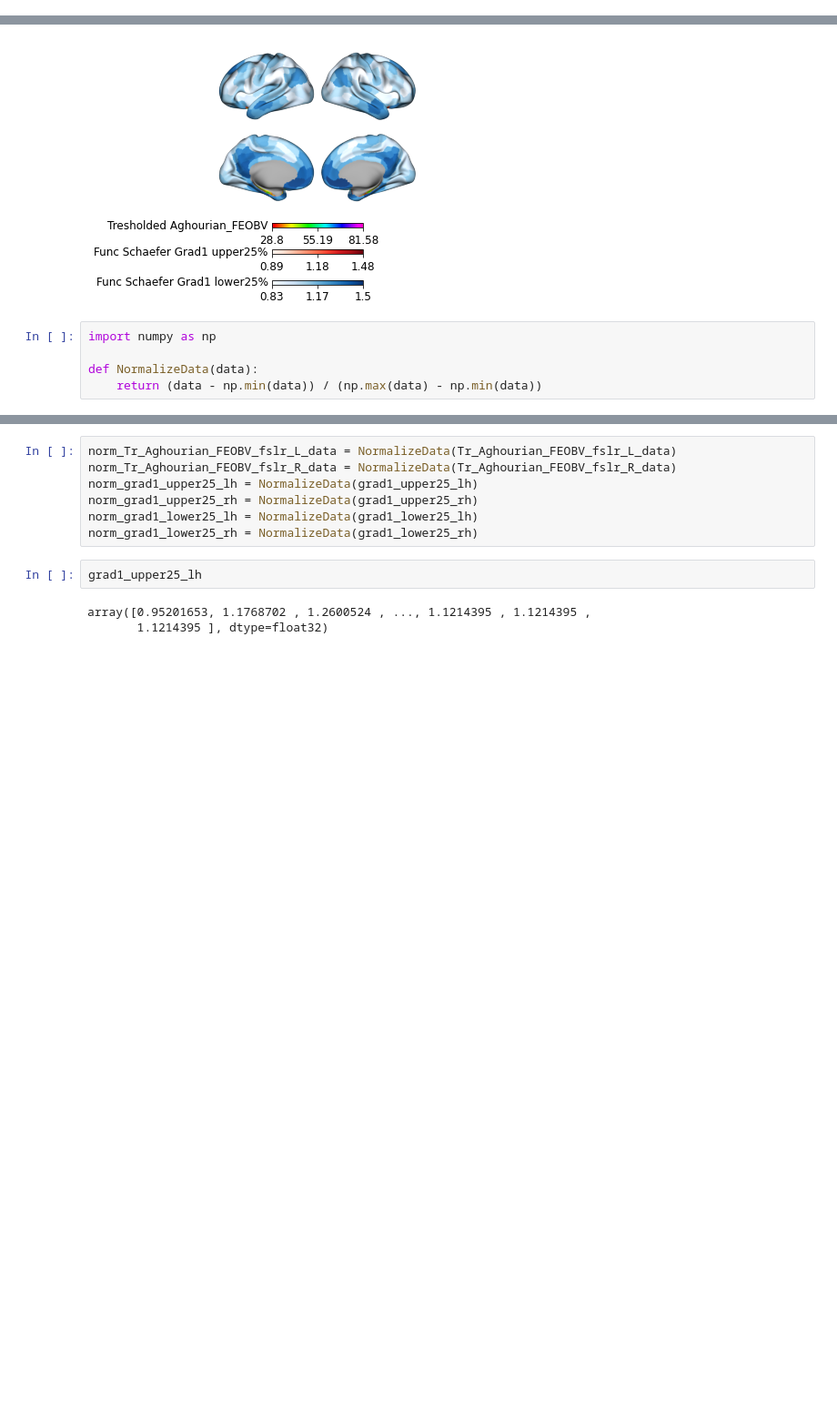
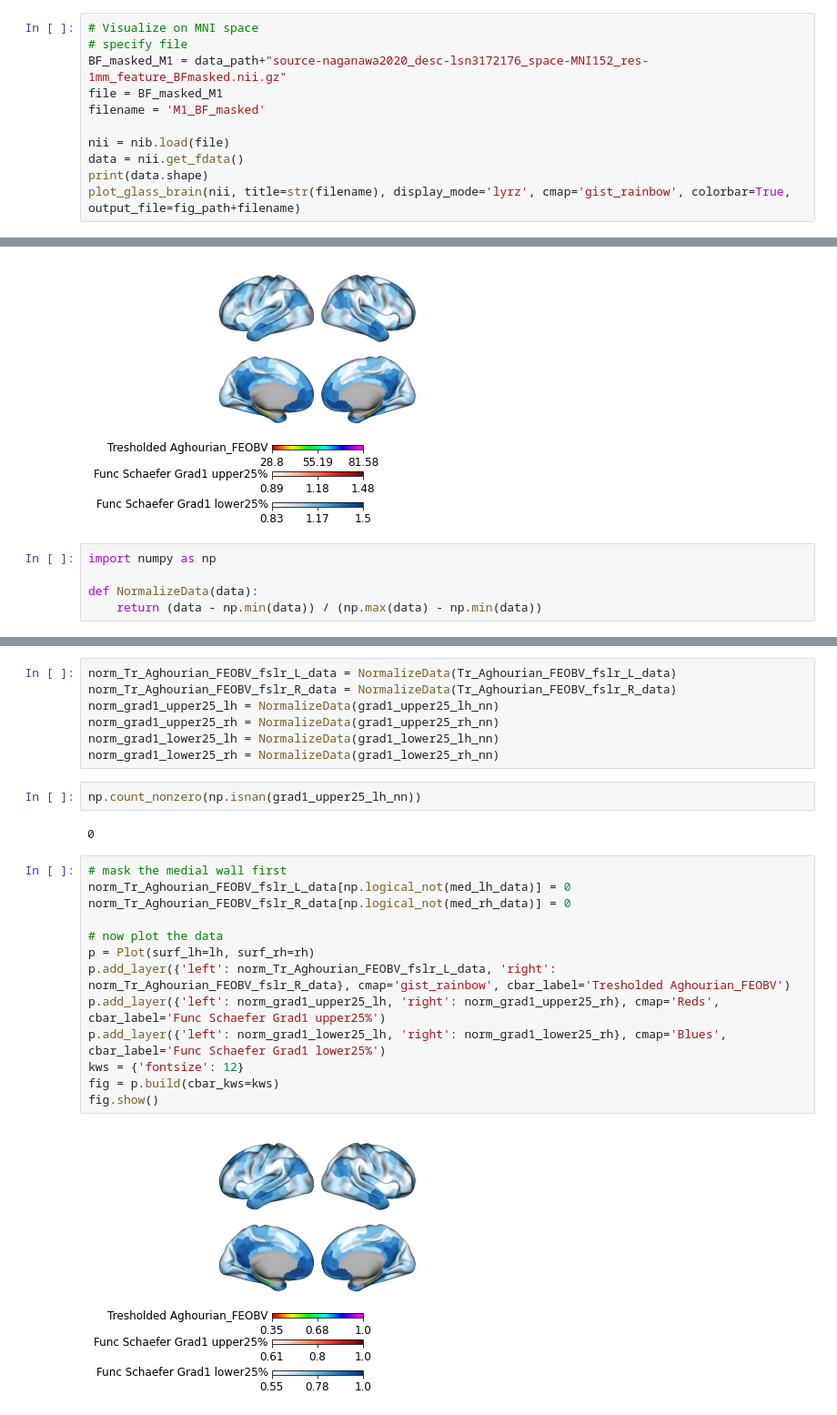
Before and after one commit to sudesnac/HumanBF-Connectivity, a Jupyter notebook: notebook/Neuromaps_receptors.ipynb, the cells around one changed output, grey strips where cells are left out. Shown: that part at 91% size. Drawn from its saved outputs; the diff is of its cells as text; blank space fills up the shorter version.

```diff
--- a/notebook/Neuromaps_receptors.ipynb
+++ b/notebook/Neuromaps_receptors.ipynb
@@ -68,0 +108,11 @@ plot_glass_brain(nii, title=str(filename)+' receptor', display_mode='lyrz', thre
+# %%
+# Visualize on MNI space
+# specify file
+BF_masked_M1 = data_path+"source-naganawa2020_desc-lsn3172176_space-MNI152_res-1mm_feature_BFmasked.nii.gz"
+file = BF_masked_M1
+filename = 'M1_BF_masked'
+
+nii = nib.load(file)
+data = nii.get_fdata()
+print(data.shape)
+plot_glass_brain(nii, title=str(filename), display_mode='lyrz', cmap='gist_rainbow', colorbar=True, output_file=fig_path+filename)
@@ -532,15 +634,29 @@ def NormalizeData(data):
 # %%
 norm_Tr_Aghourian_FEOBV_fslr_L_data = NormalizeData(Tr_Aghourian_FEOBV_fslr_L_data)
 norm_Tr_Aghourian_FEOBV_fslr_R_data = NormalizeData(Tr_Aghourian_FEOBV_fslr_R_data)
-norm_grad1_upper25_lh = NormalizeData(grad1_upper25_lh)
-norm_grad1_upper25_rh = NormalizeData(grad1_upper25_rh)
-norm_grad1_lower25_lh = NormalizeData(grad1_lower25_lh)
-norm_grad1_lower25_rh = NormalizeData(grad1_lower25_rh)
+norm_grad1_upper25_lh = NormalizeData(grad1_upper25_lh_nn)
+norm_grad1_upper25_rh = NormalizeData(grad1_upper25_rh_nn)
+norm_grad1_lower25_lh = NormalizeData(grad1_lower25_lh_nn)
+norm_grad1_lower25_rh = NormalizeData(grad1_lower25_rh_nn)
 # %%
-grad1_upper25_lh
+np.count_nonzero(np.isnan(grad1_upper25_lh_nn))
 # %% [output]
-array([0.95201653, 1.1768702 , 1.2600524 , ..., 1.1214395 , 1.1214395 ,
-       1.1214395 ], dtype=float32)
+0
+# %%
+# mask the medial wall first
+norm_Tr_Aghourian_FEOBV_fslr_L_data[np.logical_not(med_lh_data)] = 0
+norm_Tr_Aghourian_FEOBV_fslr_R_data[np.logical_not(med_rh_data)] = 0
+
+# now plot the data
+p = Plot(surf_lh=lh, surf_rh=rh)
+p.add_layer({'left': norm_Tr_Aghourian_FEOBV_fslr_L_data, 'right': norm_Tr_Aghourian_FEOBV_fslr_R_data}, cmap='gist_rainbow', cbar_label='Tresholded Aghourian_FEOBV')
+p.add_layer({'left': norm_grad1_upper25_lh, 'right': norm_grad1_upper25_rh}, cmap='Reds', cbar_label='Func Schaefer Grad1 upper25%')
+p.add_layer({'left': norm_grad1_lower25_lh, 'right': norm_grad1_lower25_rh}, cmap='Blues', cbar_label='Func Schaefer Grad1 lower25%')
+kws = {'fontsize': 12}
+fig = p.build(cbar_kws=kws)
+fig.show()
+# %% [output]
+[figure, added]
 # %%
 # mask the medial wall first
 norm_Tr_Aghourian_FEOBV_fslr_L_data[np.logical_not(med_lh_data)] = 0
```
Also changed, not shown: parts of 15 cells of this notebook, 32 other files.
